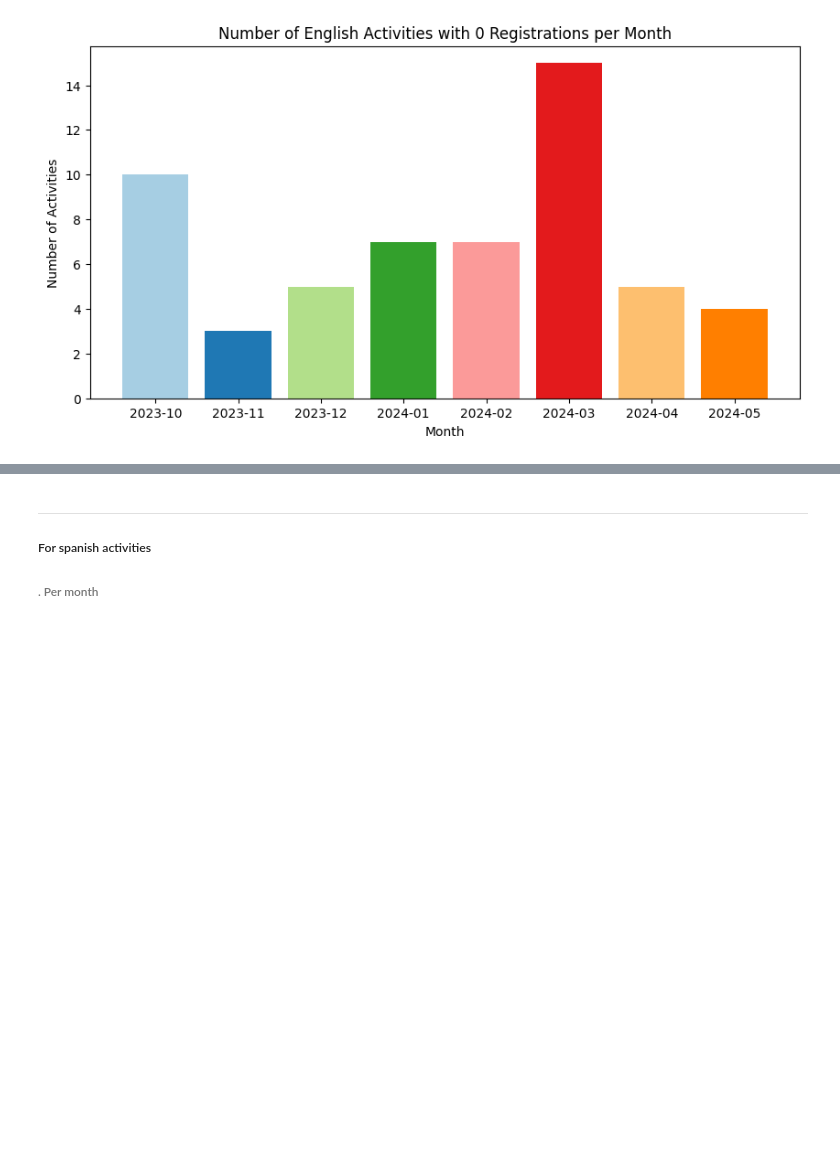
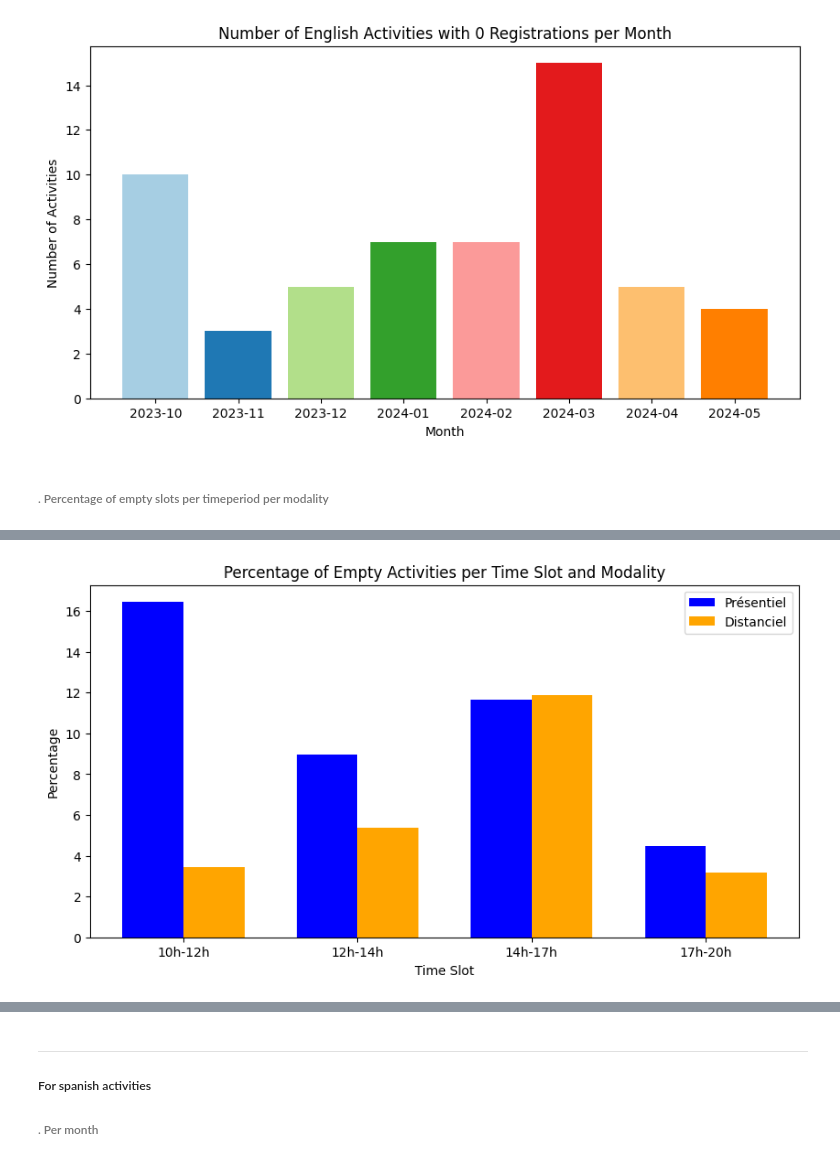
Before and after one commit to Eric-Philippe/CrilStats, a Jupyter notebook: playbook.ipynb, the cells around one changed output, grey strips where cells are left out. Drawn from its saved outputs; the diff is of its cells as text; code cells hidden in the pictures; blank space fills up the shorter version.

```diff
--- a/playbook.ipynb
+++ b/playbook.ipynb
@@ -639,3 +641,82 @@ plt.show()
  * postgresql://postgres:***@localhost:5432/crilstats
 8 rows affected.
 [figure]
+# %% [markdown]
+###### . Percentage of empty slots per timeperiod per modality
+# %%
+query = """
+WITH TimeSlots AS (
+    SELECT
+        slot_id,
+        title,
+        start_date,
+        end_date,
+        type,
+        langue,
+        dist,
+        seats,
+        insc,
+        CASE
+            WHEN EXTRACT(HOUR FROM start_date) >= 10 AND (EXTRACT(HOUR FROM end_date) < 12 OR (EXTRACT(HOUR FROM end_date) = 12 AND EXTRACT(MINUTE FROM end_date) = 0)) THEN '10h-12h'
+            WHEN EXTRACT(HOUR FROM start_date) >= 12 AND (EXTRACT(HOUR FROM end_date) < 14 OR (EXTRACT(HOUR FROM end_date) = 14 AND EXTRACT(MINUTE FROM end_date) = 0)) THEN '12h-14h'
+            WHEN EXTRACT(HOUR FROM start_date) >= 14 AND (EXTRACT(HOUR FROM end_date) < 17 OR (EXTRACT(HOUR FROM end_date) = 17 AND EXTRACT(MINUTE FROM end_date) = 0)) THEN '14h-17h'
+            WHEN EXTRACT(HOUR FROM start_date) >= 17 AND (EXTRACT(HOUR FROM end_date) < 20 OR (EXTRACT(HOUR FROM end_date) = 20 AND EXTRACT(MINUTE FROM end_date) = 0)) THEN '17h-20h'
+            ELSE NULL
+        END AS timeslot
+    FROM Slot
+    WHERE type = 'Activité' AND langue = 'AN'
+),
+EmptyActivities AS (
+    SELECT
+        timeslot,
+        dist,
+        COUNT(*) AS empty_count
+    FROM TimeSlots
+    WHERE insc = 0
+    GROUP BY timeslot, dist
+),
+TotalActivities AS (
+    SELECT
+        timeslot,
+        dist,
+        COUNT(*) AS total_count
+    FROM TimeSlots
+    GROUP BY timeslot, dist
+)
+SELECT
+    e.timeslot,
+    CASE
+        WHEN e.dist = false THEN 'Présentiel'
+        ELSE 'Distanciel'
+    END AS modality,
+    e.empty_count,
+    t.total_count,
+    (e.empty_count::decimal / t.total_count) * 100 AS empty_percentage
+FROM EmptyActivities e
+INNER JOIN TotalActivities t
+ON e.timeslot = t.timeslot AND e.dist = t.dist
+ORDER BY e.timeslot, e.dist;
+"""
+
+result = get_ipython().run_line_magic('sql', f'{query}')
+
+df = result.DataFrame()
+
+# Plot the percentage of empty activities per time slot and modality, in a bar chart where there are 2 columns per time slot, one with the percentage of inperson activities that are empty and one with the percentage of distance activities that are empty
+plt.figure(figsize=(10, 5))
+barWidth = 0.35
+r1 = np.arange(len(df.timeslot.unique()))
+r2 = [x + barWidth for x in r1]
+
+plt.bar(r1, df[df.modality == 'Présentiel'].empty_percentage, color='blue', width=barWidth, label='Présentiel')
+plt.bar(r2, df[df.modality == 'Distanciel'].empty_percentage, color='orange', width=barWidth, label='Distanciel')
+
+plt.xlabel('Time Slot')
+plt.ylabel('Percentage')
+plt.title('Percentage of Empty Activities per Time Slot and Modality')
+plt.xticks([r + barWidth / 2 for r in range(len(df.timeslot.unique()))], df.timeslot.unique())
+plt.legend()
+plt.show()
+
+print(df)
+# %% [output]
@@ -641,0 +726 @@ plt.show()
+[figure, added]
```
Also changed, not shown: parts of 9 cells of this notebook, 1 other file.
